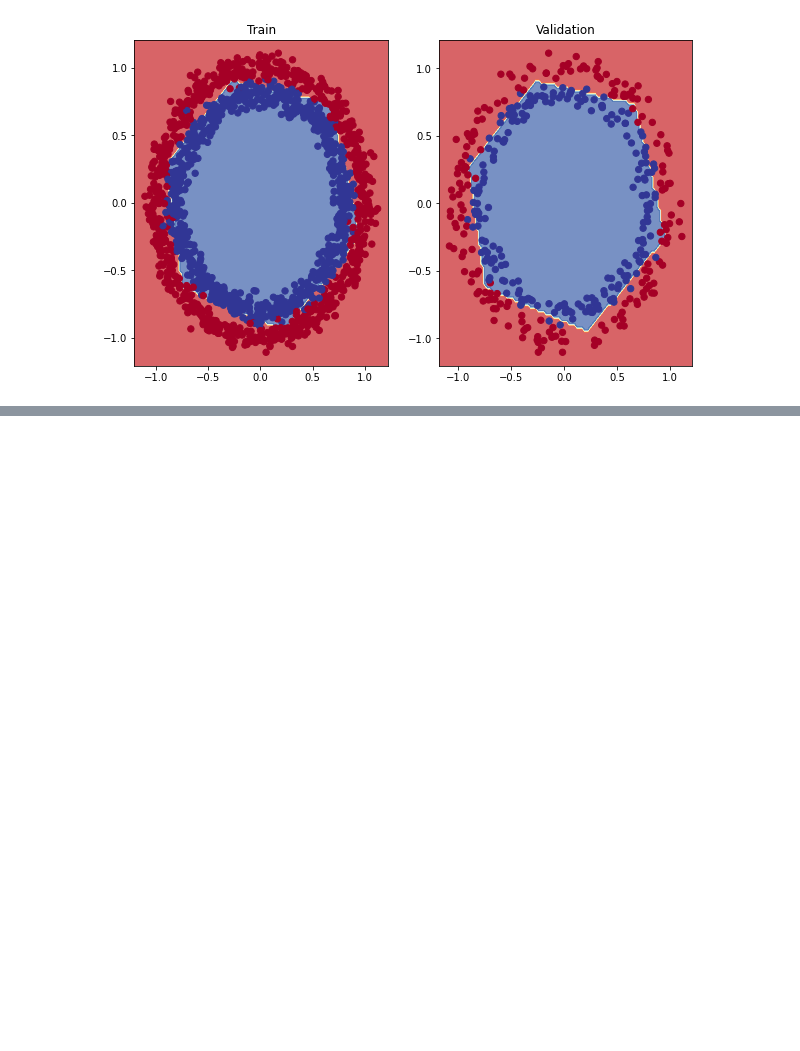
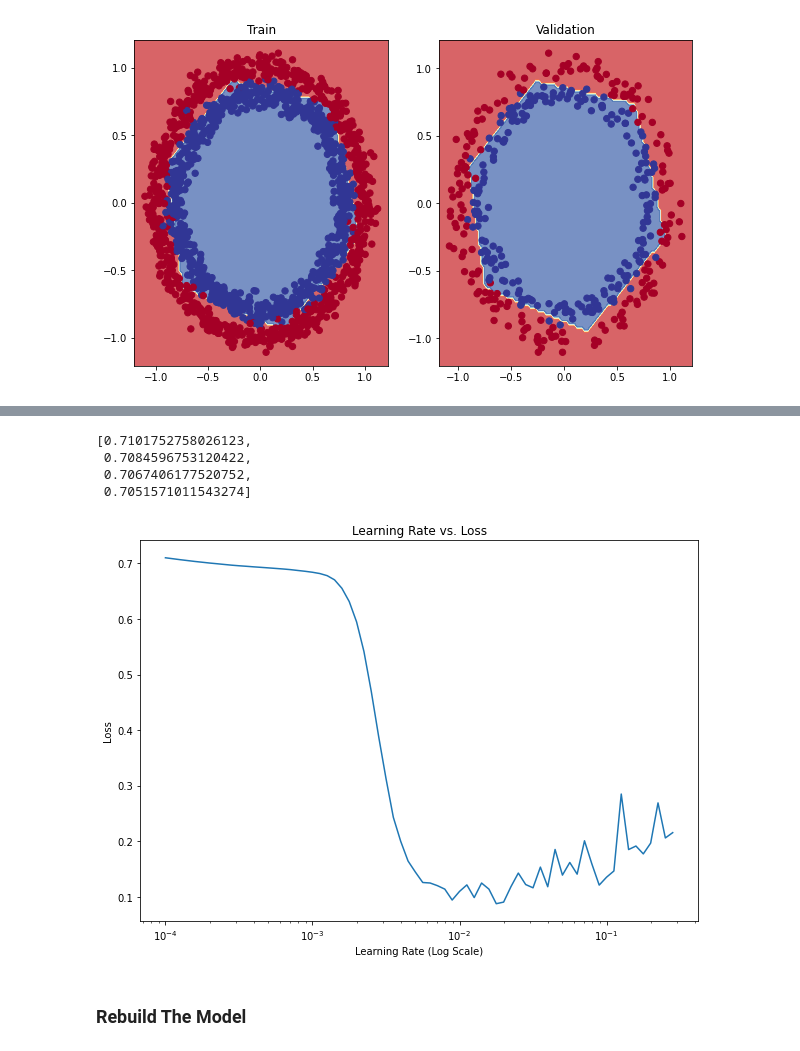
Before and after one commit to chineidu/NLP-Tutorial, a Jupyter notebook: notebook/03_tensorflow/03_classification_with_tf.ipynb, the cells around one changed output, grey strips where cells are left out. Cells and saved outputs as stored; diff of their text form; code cells hidden in the pictures; blank space fills up the shorter version.

```diff
--- a/notebook/03_tensorflow/03_classification_with_tf.ipynb
+++ b/notebook/03_tensorflow/03_classification_with_tf.ipynb
@@ -489,0 +551,4 @@ doing binary classifcation...
+# %%
+epochs = 70
+learning_rates = 1e-4 * (10 ** (np.arange(epochs) / 20))
+learning_rates
@@ -489,0 +574,19 @@ doing binary classifcation...
+# %%
+# Slice the list
+history_5.history.get("loss")[:4]
+# %% [output]
+[0.7101752758026123,
+ 0.7084596753120422,
+ 0.7067406177520752,
+ 0.7051571011543274]
+# %%
+plt.figure(figsize=(10, 7))
+
+# Make a plot with log scaling on the x axis
+plt.semilogx(learning_rates, history_5.history.get("loss"))
+plt.xlabel("Learning Rate (Log Scale)")
+plt.ylabel("Loss")
+plt.title("Learning Rate vs. Loss")
+plt.show()
+# %% [output]
+[figure, added]
@@ -489,0 +597,2 @@ doing binary classifcation...
+# %% [markdown]
+### Rebuild The Model
```
Also changed, not shown: parts of 9 cells of this notebook.
